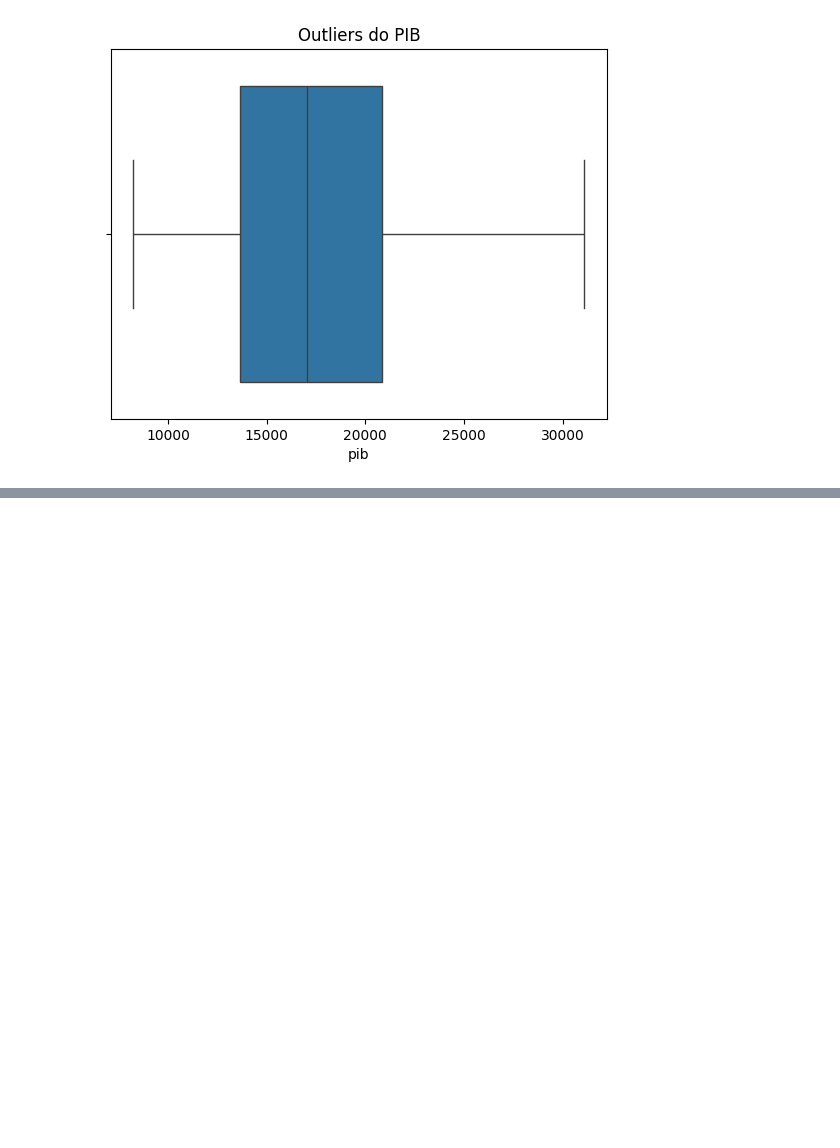
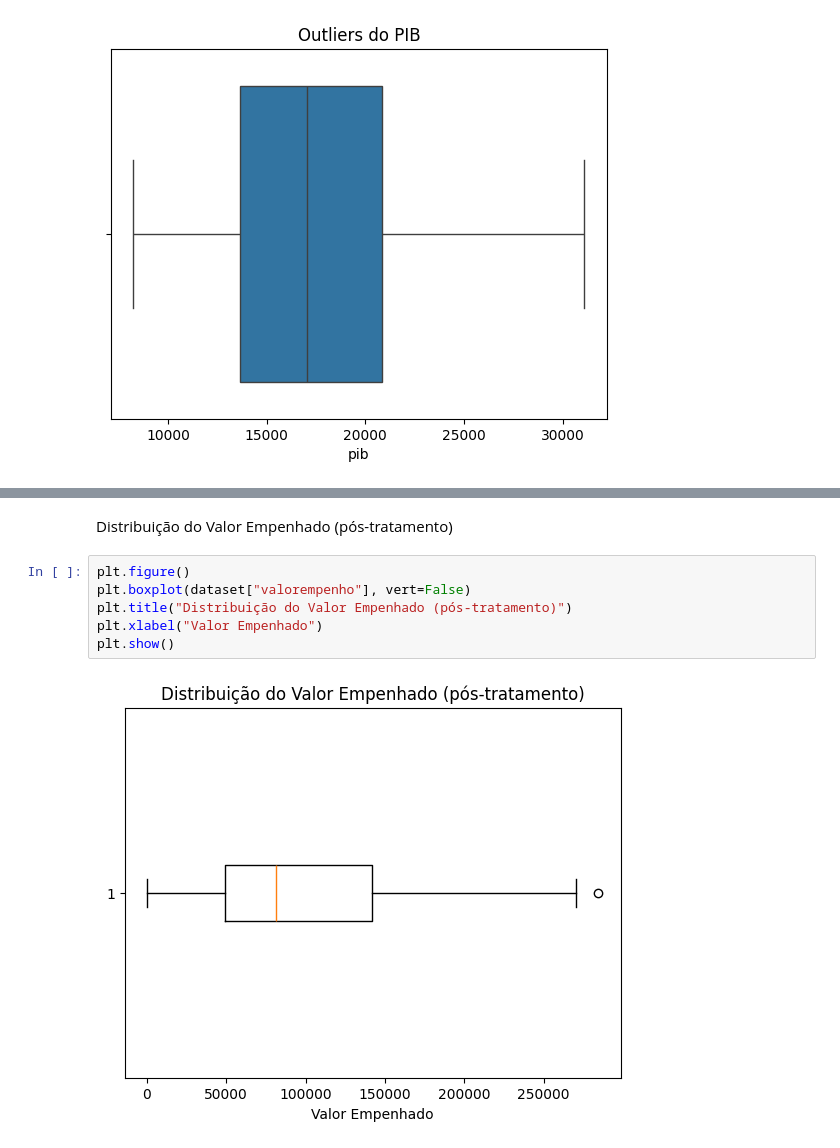
Before and after one commit to RobsBomfim/analise-empenho-pib-municipios-rs, a Jupyter notebook: notebooks/eda_empenho_pib.ipynb, the cells around one changed output, grey strips where cells are left out. Cells and saved outputs as stored; diff of their text form; blank space fills up the shorter version.

Commit message:
Pos-tratamento

```diff
--- a/notebooks/eda_empenho_pib.ipynb
+++ b/notebooks/eda_empenho_pib.ipynb
@@ -355,0 +394,10 @@ plt.show()
+# %% [markdown]
+Distribuição do Valor Empenhado (pós-tratamento)
+# %%
+plt.figure()
+plt.boxplot(dataset["valorempenho"], vert=False)
+plt.title("Distribuição do Valor Empenhado (pós-tratamento)")
+plt.xlabel("Valor Empenhado")
+plt.show()
+# %% [output]
+[figure, added]
```
Also changed, not shown: parts of 11 cells of this notebook.
